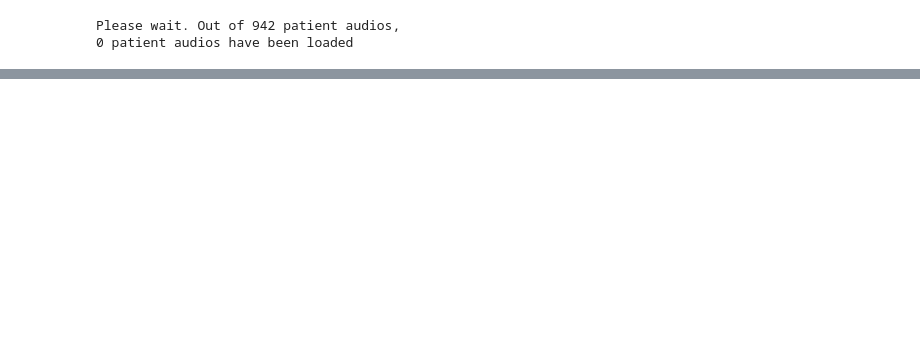
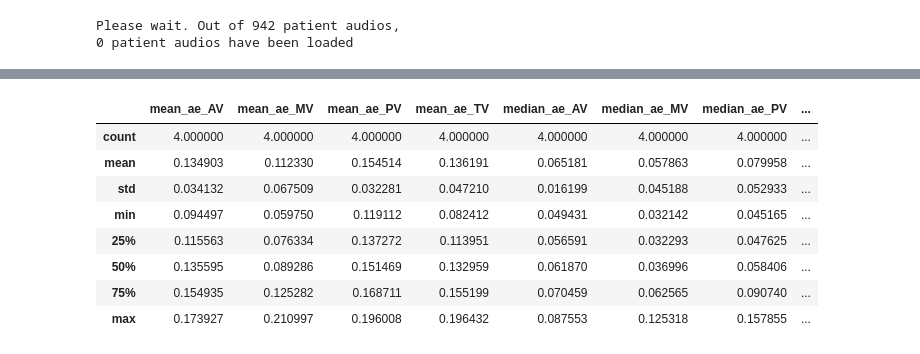
Before and after one commit to asideras/MSc-in-AI-Demokritos-Machine-Learning-Course, a Jupyter notebook: mumor_classification.ipynb, the cells around one changed output, grey strips where cells are left out. Cells and saved outputs as stored; diff of their text form; code cells hidden in the pictures; blank space fills up the shorter version.

```diff
--- a/mumor_classification.ipynb
+++ b/mumor_classification.ipynb
@@ -203,0 +116,12 @@ df
+# %%
+df_abs.describe()
+# %% [output]
+|  | mean_ae_AV | mean_ae_MV | mean_ae_PV | mean_ae_TV | median_ae_AV | median_ae_MV | median_ae_PV | ... |
+| count | 4.000000 | 4.000000 | 4.000000 | 4.000000 | 4.000000 | 4.000000 | 4.000000 | ... |
+| mean | 0.134903 | 0.112330 | 0.154514 | 0.136191 | 0.065181 | 0.057863 | 0.079958 | ... |
+| std | 0.034132 | 0.067509 | 0.032281 | 0.047210 | 0.016199 | 0.045188 | 0.052933 | ... |
+| min | 0.094497 | 0.059750 | 0.119112 | 0.082412 | 0.049431 | 0.032142 | 0.045165 | ... |
+| 25% | 0.115563 | 0.076334 | 0.137272 | 0.113951 | 0.056591 | 0.032293 | 0.047625 | ... |
+| 50% | 0.135595 | 0.089286 | 0.151469 | 0.132959 | 0.061870 | 0.036996 | 0.058406 | ... |
+| 75% | 0.154935 | 0.125282 | 0.168711 | 0.155199 | 0.070459 | 0.062565 | 0.090740 | ... |
+| max | 0.173927 | 0.210997 | 0.196008 | 0.196432 | 0.087553 | 0.125318 | 0.157855 | ... |
```
Also changed, not shown: parts of 29 cells of this notebook, 2 other files.
